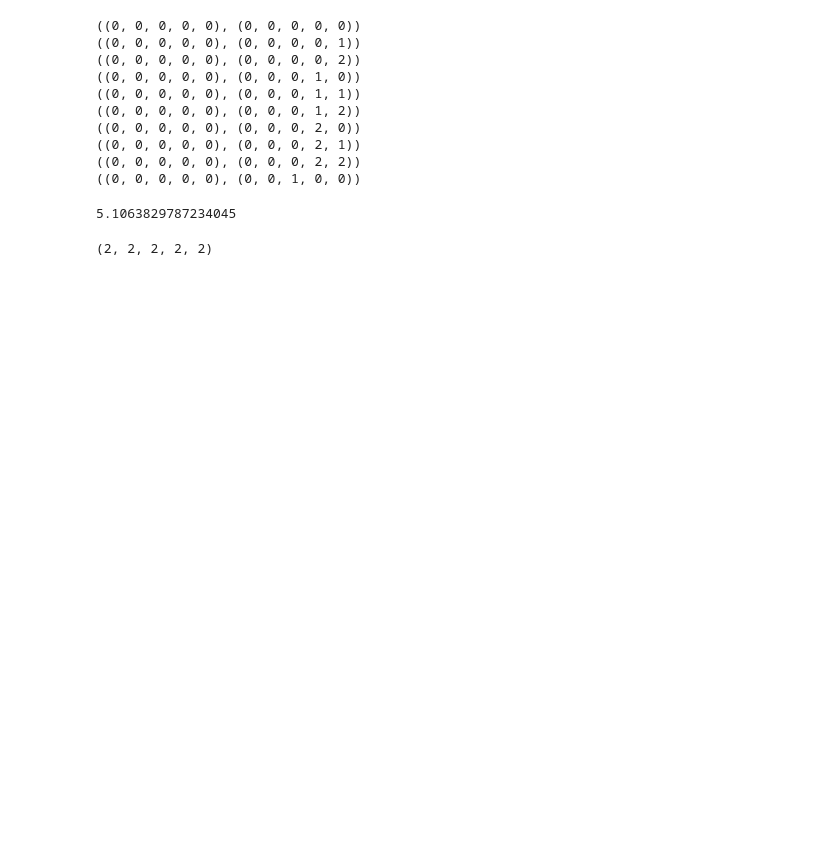
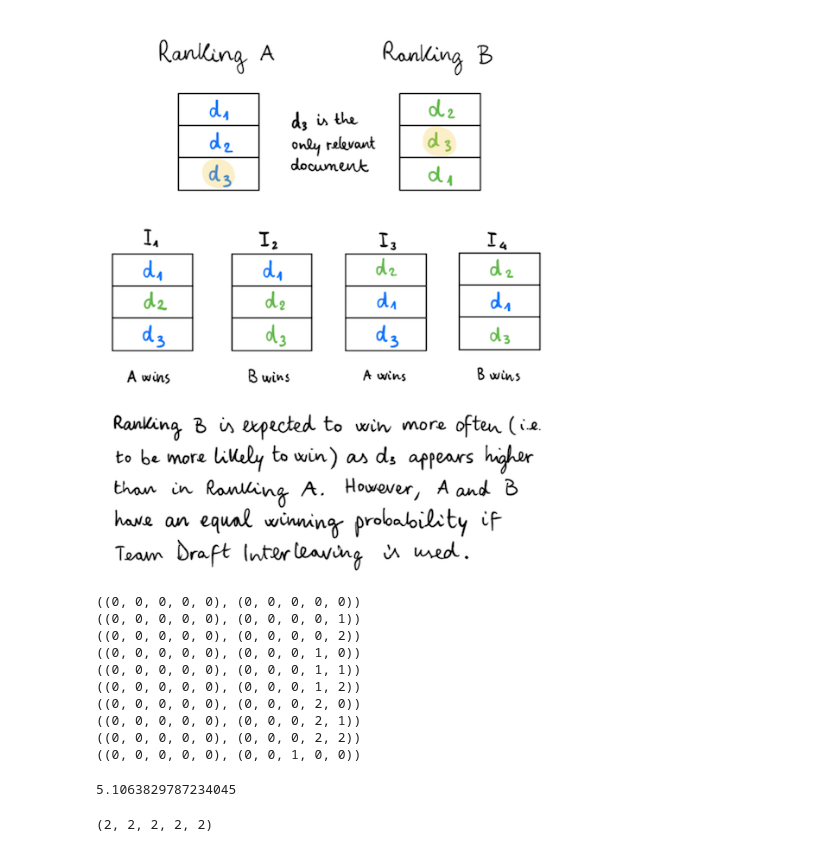
Before and after one commit to Procope/info-retrieval, a Jupyter notebook: 11770929-11567252-11617586-hw1.ipynb, the cells around one changed output. Cells and saved outputs as stored; diff of their text form; code cells hidden in the pictures; blank space fills up the shorter version.

```diff
--- a/11770929-11567252-11617586-hw1.ipynb
+++ b/11770929-11567252-11617586-hw1.ipynb
@@ -1,3 +30,8 @@
+# %%
+from IPython.display import Image
+Image("interleaving_bias.png")
+# %% [output]
+[figure, added]
 # %%
 # Step 1: Simulate Rankings of Relevance for E and P
 
```
Also changed, not shown: parts of 3 cells of this notebook, 1 other file.
